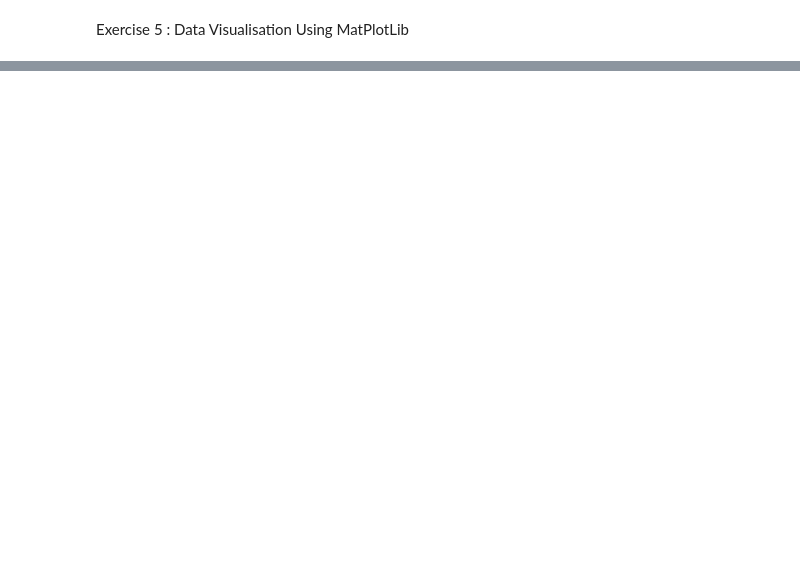
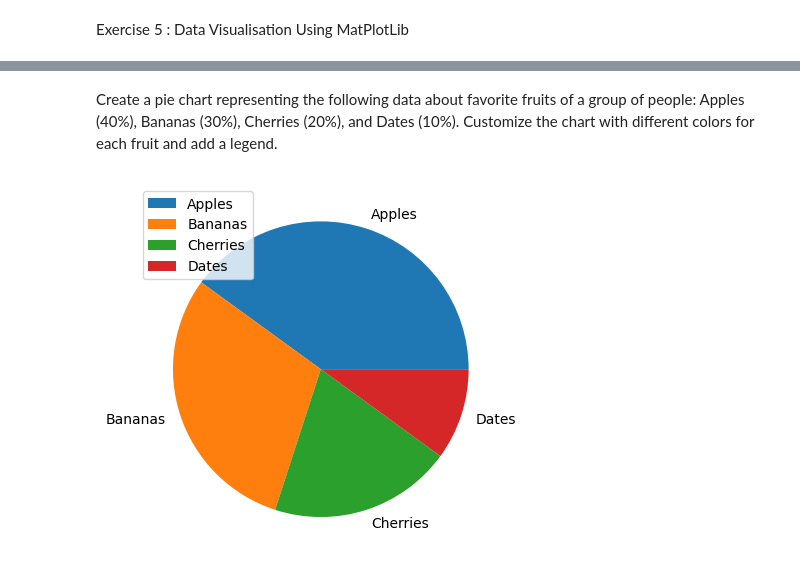
Before and after one commit to kvlrdhrs/DI-Bootcamp, a Jupyter notebook: Week5/Day1/XP.ipynb, the cells around one changed output, grey strips where cells are left out. Drawn from its saved outputs; the diff is of its cells as text; code cells hidden in the pictures; blank space fills up the shorter version.

```diff
--- a/Week5/Day1/XP.ipynb
+++ b/Week5/Day1/XP.ipynb
@@ -130,0 +181,10 @@ Exercise 5 : Data Visualisation Using MatPlotLib
+# %% [markdown]
+Create a pie chart representing the following data about favorite fruits of a group of people: Apples (40%), Bananas (30%), Cherries (20%), and Dates (10%). Customize the chart with different colors for each fruit and add a legend.
+# %%
+fruits = ['Apples', 'Bananas', 'Cherries', 'Dates']
+values = [0.4, 0.3, 0.2, 0.1]
+plt.pie(values, labels=fruits)
+plt.legend(loc = 'upper left')
+plt.show()
+# %% [output]
+[figure, added]
```
Also changed, not shown: parts of 13 cells of this notebook.
